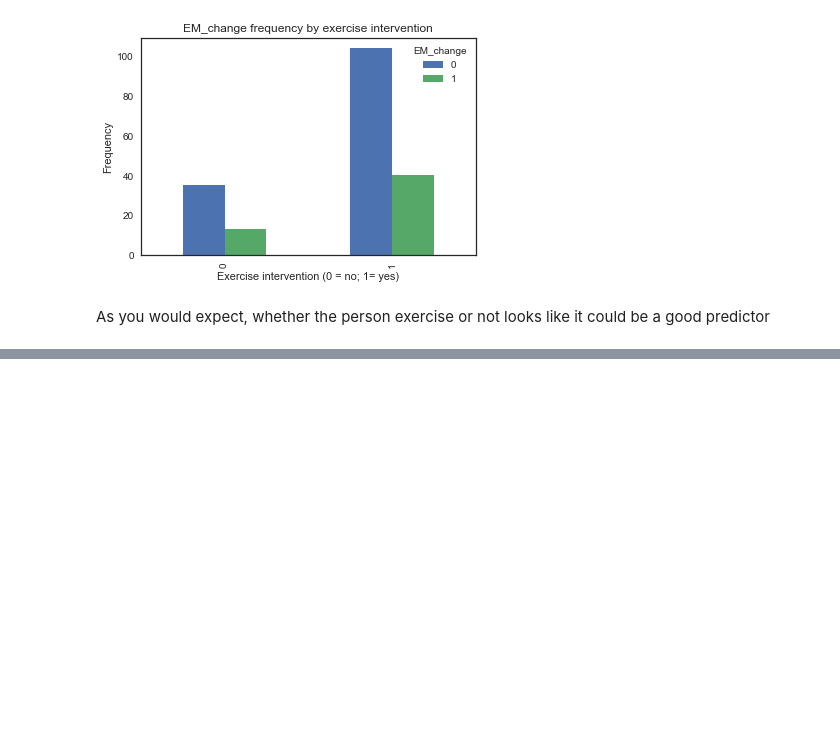
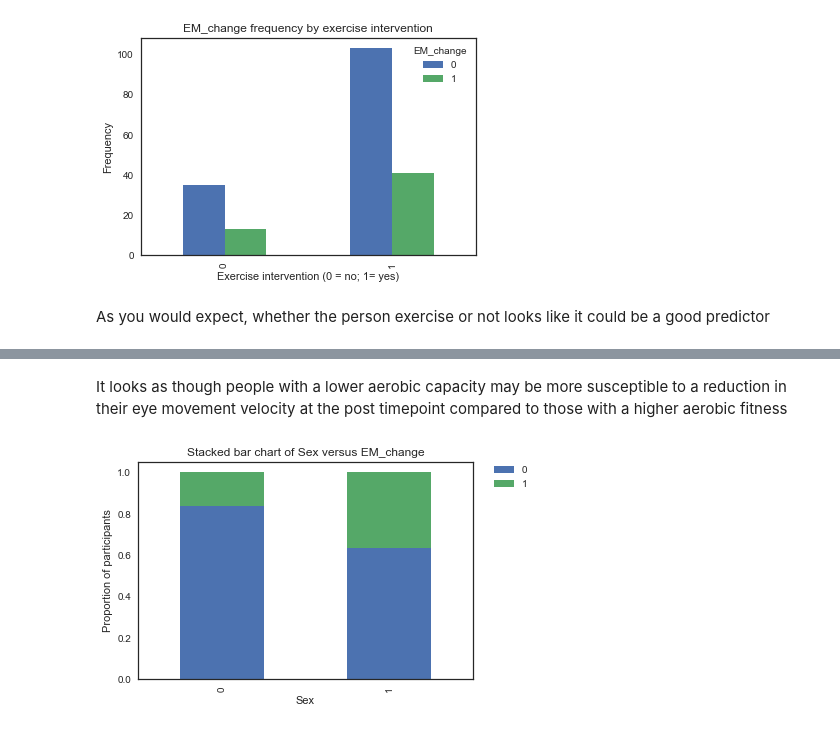
Before and after one commit to charlieconnell/Projects, a Jupyter notebook: saccades_analysis.ipynb, the cells around one changed output, grey strips where cells are left out. Saved outputs shown, nothing was run; the diff lists cells and outputs as text; code cells hidden in the pictures; blank space fills up the shorter version.

```diff
--- a/saccades_analysis.ipynb
+++ b/saccades_analysis.ipynb
@@ -568,0 +606,12 @@ print("Multinomial Logistic regression Train Accuracy :: ",
+# %% [markdown]
+It looks as though people with a lower aerobic capacity may be more susceptible to a reduction in their eye movement velocity at the post timepoint compared to those with a higher aerobic fitness
+# %%
+table=pd.crosstab(data_saccades.sex, data_saccades.EM_change)
+table.div(table.sum(1). astype(float), axis=0).plot(kind='bar', stacked=True)
+plt.title('Stacked bar chart of Sex versus EM_change')
+plt.xlabel('Sex')
+plt.ylabel('Proportion of participants')
+plt.legend(bbox_to_anchor=(1.05, 1), loc=2, borderaxespad=0.)
+plt.show()
+# %% [output]
+[figure, added]
```
Also changed, not shown: parts of 41 cells of this notebook.
